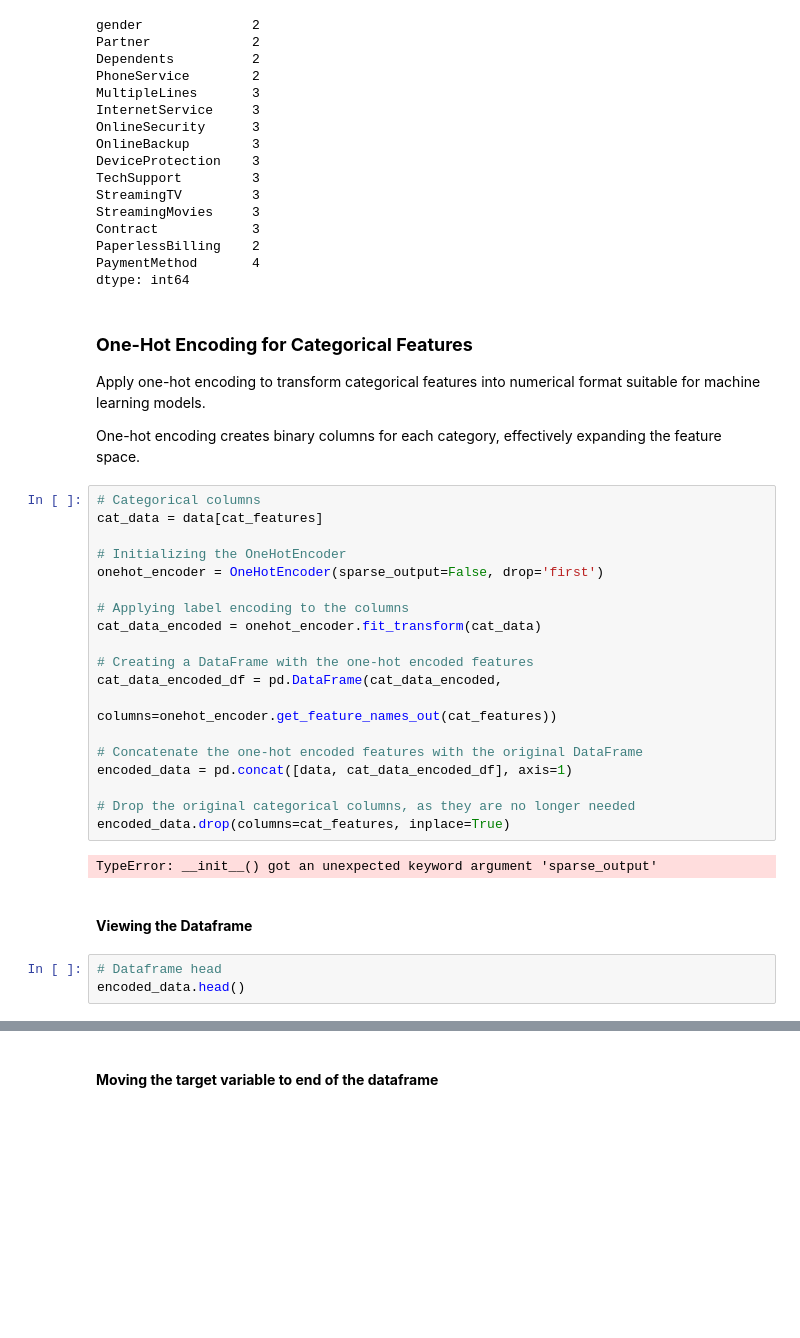
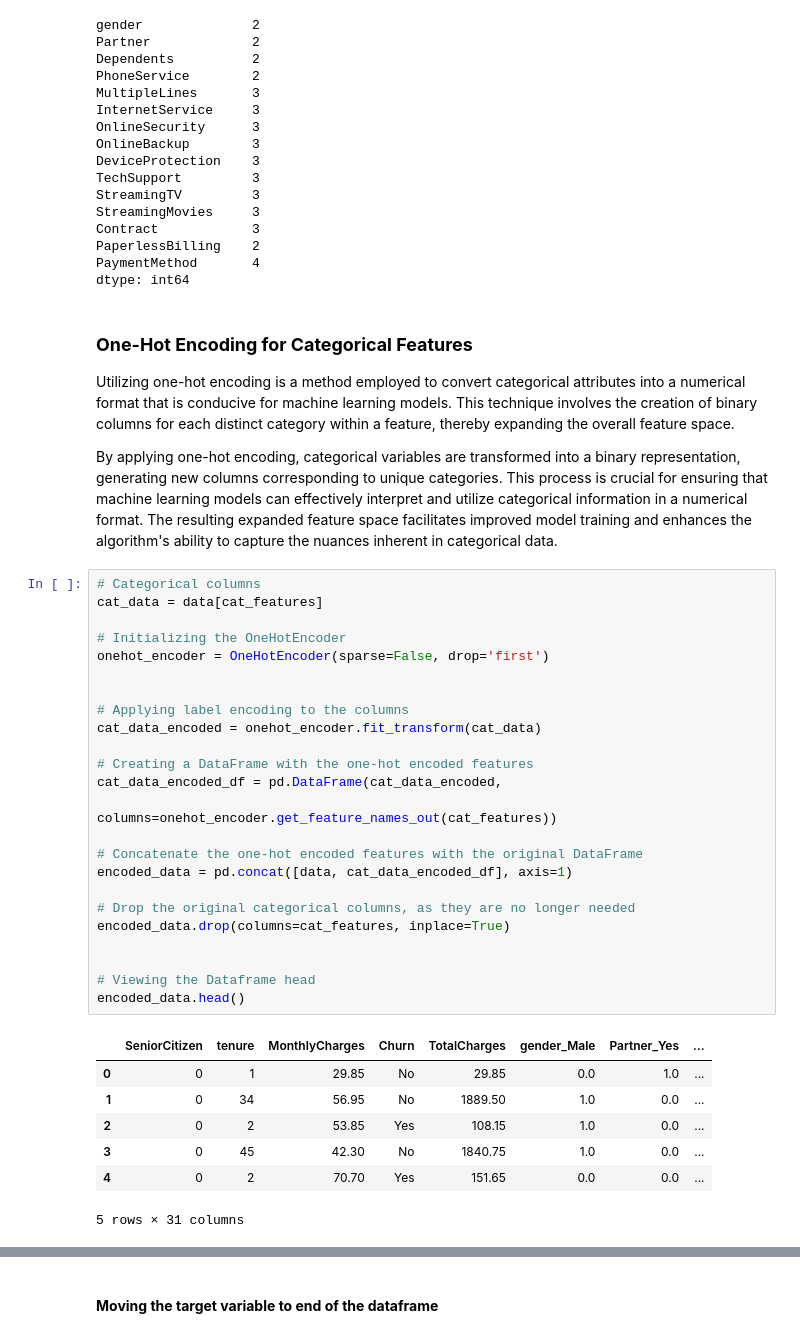
Before and after one commit to YinkaOlusola/TelecomChurnPrediction, a Jupyter notebook: notebook.ipynb, the cells around one changed output, grey strips where cells are left out. Saved outputs shown, nothing was run; the diff lists cells and outputs as text; blank space fills up the shorter version.

```diff
--- a/notebook.ipynb
+++ b/notebook.ipynb
@@ -587,35 +611,39 @@ dtype: int64
 ### **One-Hot Encoding for Categorical Features**
 
 
-Apply one-hot encoding to transform categorical features into numerical format suitable for machine learning models.
+Utilizing one-hot encoding is a method employed to convert categorical attributes into a numerical format that is conducive for machine learning models. This technique involves the creation of binary columns for each distinct category within a feature, thereby expanding the overall feature space.
 
-One-hot encoding creates binary columns for each category, effectively expanding the feature space.
+By applying one-hot encoding, categorical variables are transformed into a binary representation, generating new columns corresponding to unique categories. This process is crucial for ensuring that machine learning models can effectively interpret and utilize categorical information in a numerical format. The resulting expanded feature space facilitates improved model training and enhances the algorithm's ability to capture the nuances inherent in categorical data.
 # %%
 # Categorical columns
 cat_data = data[cat_features]
 
 # Initializing the OneHotEncoder
-onehot_encoder = OneHotEncoder(sparse_output=False, drop='first')
+onehot_encoder = OneHotEncoder(sparse=False, drop='first')
+
 
 # Applying label encoding to the columns
 cat_data_encoded = onehot_encoder.fit_transform(cat_data)
 
 # Creating a DataFrame with the one-hot encoded features
 cat_data_encoded_df = pd.DataFrame(cat_data_encoded,
                                    columns=onehot_encoder.get_feature_names_out(cat_features))
 
 # Concatenate the one-hot encoded features with the original DataFrame
 encoded_data = pd.concat([data, cat_data_encoded_df], axis=1)
 
 # Drop the original categorical columns, as they are no longer needed
 encoded_data.drop(columns=cat_features, inplace=True)
+
+
+# Viewing the Dataframe head
+encoded_data.head()
 # %% [output]
+|  | SeniorCitizen | tenure | MonthlyCharges | Churn | TotalCharges | gender_Male | Partner_Yes | ... |
+| 0 | 0 | 1 | 29.85 | No | 29.85 | 0.0 | 1.0 | ... |
+| 1 | 0 | 34 | 56.95 | No | 1889.50 | 1.0 | 0.0 | ... |
+| 2 | 0 | 2 | 53.85 | Yes | 108.15 | 1.0 | 0.0 | ... |
+| 3 | 0 | 45 | 42.30 | No | 1840.75 | 1.0 | 0.0 | ... |
+| 4 | 0 | 2 | 70.70 | Yes | 151.65 | 0.0 | 0.0 | ... |
-TypeError: __init__() got an unexpected keyword argument 'sparse_output'
+5 rows × 31 columns
-# %% [markdown]
-<br>
-
-**Viewing the Dataframe**
-# %%
-# Dataframe head
-encoded_data.head()
 # %% [markdown]
```
Also changed, not shown: parts of 24 cells of this notebook, 17 other files.
